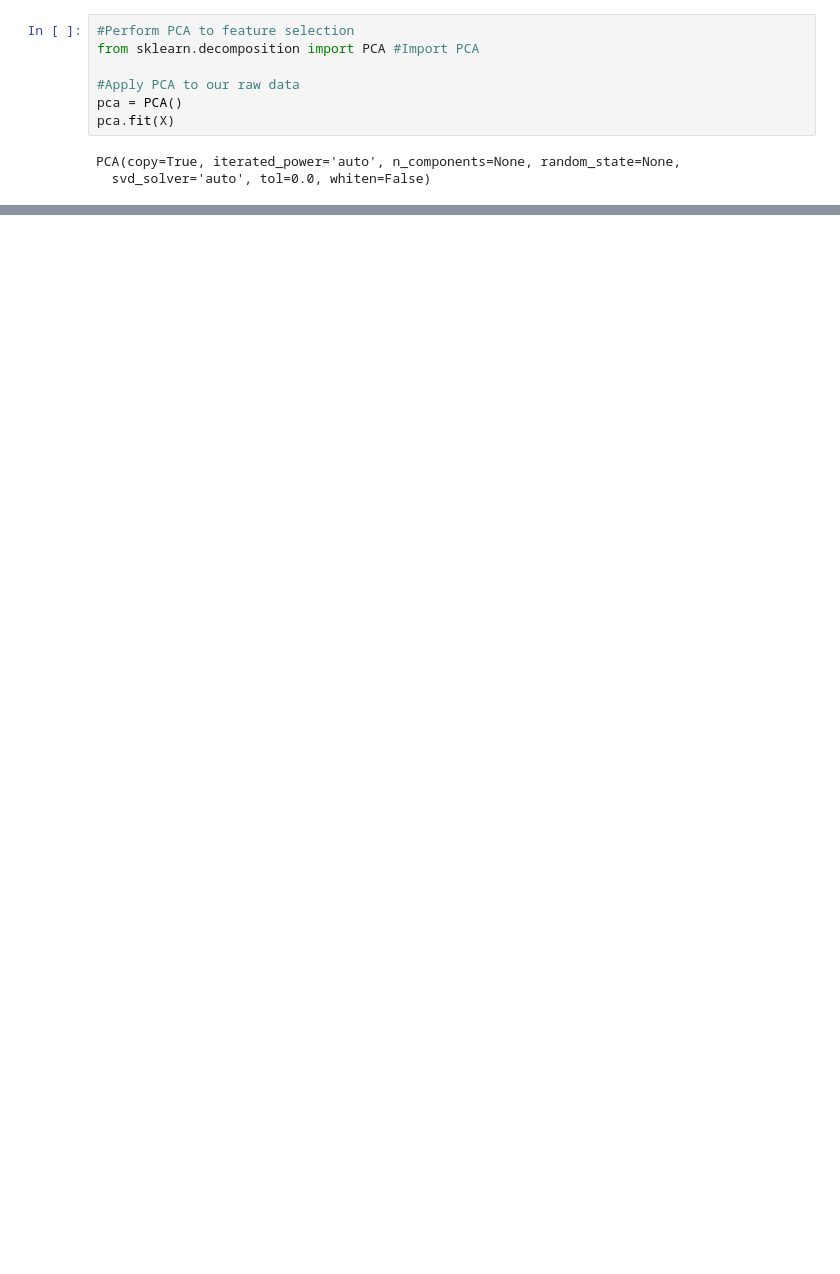
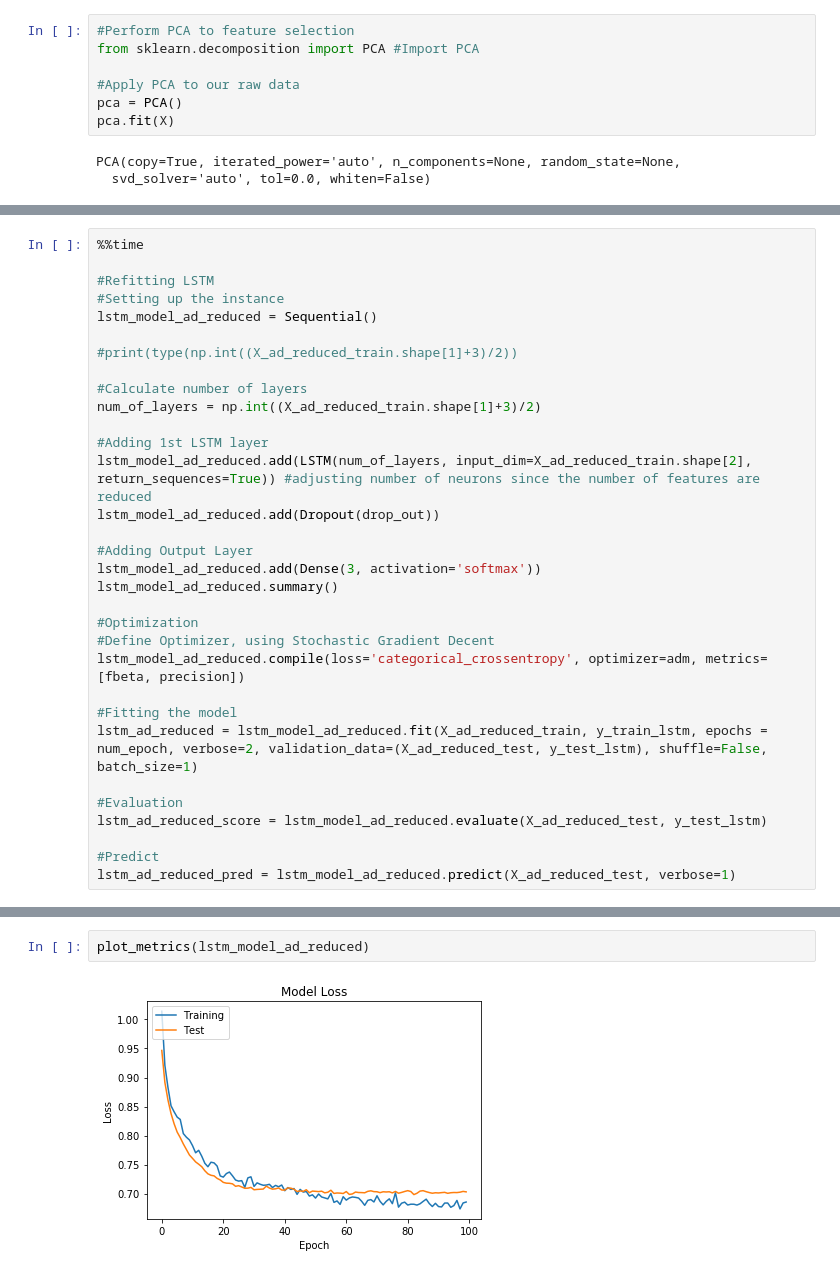
Before and after one commit to yychik/ML-Capstone, a Jupyter notebook: financial_time_series_prediction.ipynb, the cells around one changed output, grey strips where cells are left out. Cells and saved outputs as stored; diff of their text form; blank space fills up the shorter version.

```diff
--- a/financial_time_series_prediction.ipynb
+++ b/financial_time_series_prediction.ipynb
@@ -636,0 +748,32 @@ plt.show()
+# %%
+%%time
+
+#Refitting LSTM
+#Setting up the instance
+lstm_model_ad_reduced = Sequential()
+
+#print(type(np.int((X_ad_reduced_train.shape[1]+3)/2))
+
+#Calculate number of layers
+num_of_layers = np.int((X_ad_reduced_train.shape[1]+3)/2)
+
+#Adding 1st LSTM layer
+lstm_model_ad_reduced.add(LSTM(num_of_layers, input_dim=X_ad_reduced_train.shape[2], return_sequences=True)) #adjusting number of neurons since the number of features are reduced
+lstm_model_ad_reduced.add(Dropout(drop_out))
+
+#Adding Output Layer
+lstm_model_ad_reduced.add(Dense(3, activation='softmax'))
+lstm_model_ad_reduced.summary()
+
+#Optimization
+#Define Optimizer, using Stochastic Gradient Decent
+lstm_model_ad_reduced.compile(loss='categorical_crossentropy', optimizer=adm, metrics=[fbeta, precision])
+
+#Fitting the model
+lstm_ad_reduced = lstm_model_ad_reduced.fit(X_ad_reduced_train, y_train_lstm, epochs = num_epoch, verbose=2, validation_data=(X_ad_reduced_test, y_test_lstm), shuffle=False, batch_size=1)
+
+#Evaluation
+lstm_ad_reduced_score = lstm_model_ad_reduced.evaluate(X_ad_reduced_test, y_test_lstm)
+
+#Predict
+lstm_ad_reduced_pred = lstm_model_ad_reduced.predict(X_ad_reduced_test, verbose=1)
@@ -636,0 +798,4 @@ plt.show()
+# %%
+plot_metrics(lstm_model_ad_reduced)
+# %% [output]
+[figure, added]
```
Also changed, not shown: parts of 25 cells of this notebook.
